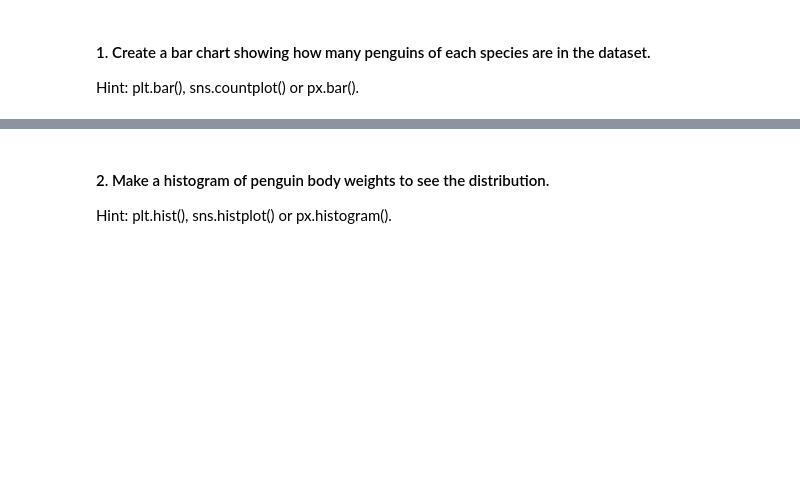
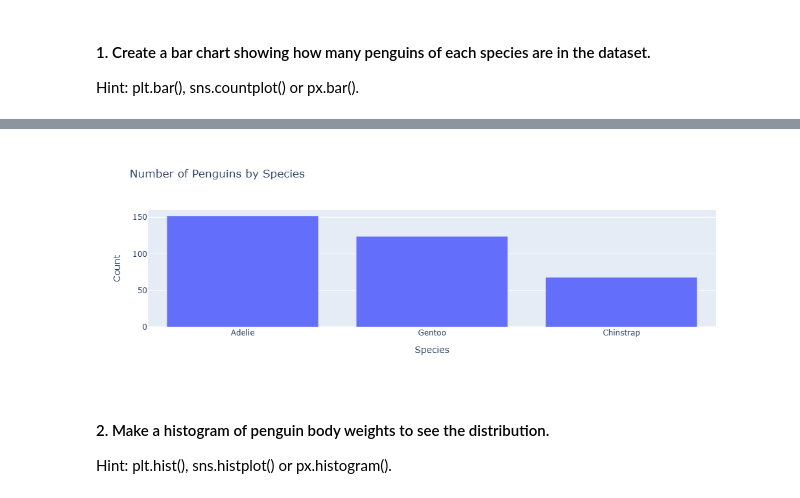
Before and after one commit to jgf1123/show_your_work, a Jupyter notebook: notebooks/04_data_visualizations.ipynb, the cells around one changed output, grey strips where cells are left out. Saved outputs shown, nothing was run; the diff lists cells and outputs as text; code cells hidden in the pictures; blank space fills up the shorter version.

```diff
--- a/notebooks/04_data_visualizations.ipynb
+++ b/notebooks/04_data_visualizations.ipynb
@@ -88,3 +125,11 @@ Hint: plt.bar(), sns.countplot() or px.bar().
+# %%
+fig = px.bar(penguins_df['species'].value_counts().reset_index(),
+             x='species',
+             y='count',
+             title='Number of Penguins by Species')
+fig.update_layout(xaxis_title='Species', yaxis_title='Count')
+# %% [output]
+[figure, added]
 # %% [markdown]
 #### 2. Make a histogram of penguin body weights to see the distribution.
 Hint: plt.hist(), sns.histplot() or px.histogram().
```
Also changed, not shown: parts of 9 cells of this notebook, 22 other files.
